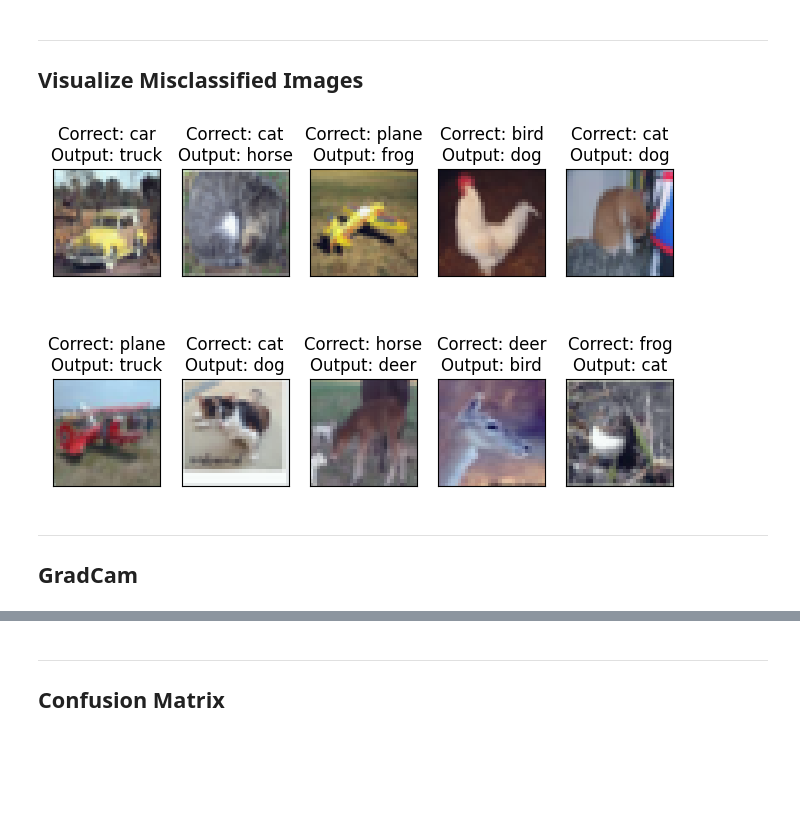
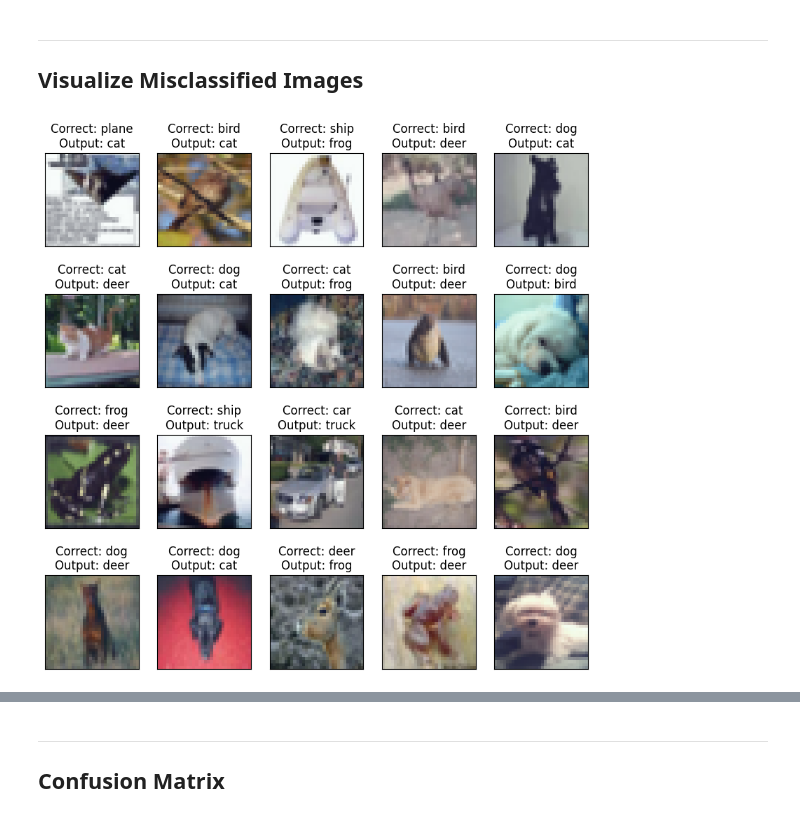
Before and after one commit to Shilpaj1994/ERA, a Jupyter notebook: Session11/S11.ipynb, the cells around one changed output, grey strips where cells are left out. Saved outputs shown, nothing was run; the diff lists cells and outputs as text; code cells hidden in the pictures; blank space fills up the shorter version.

```diff
--- a/Session11/S11.ipynb
+++ b/Session11/S11.ipynb
@@ -340,21 +340,17 @@ Text(0.5, 1.0, 'Training Learning Rate')
 # %%
 from utils import get_misclassified_data
 from visualize import display_cifar_misclassified_data
 
 # Denormalize the data using test mean and std deviation
 inv_normalize = transforms.Normalize(
     mean=[-0.50/0.23, -0.50/0.23, -0.50/0.23],
     std=[1/0.23, 1/0.23, 1/0.23]
 )
 
 # Get the misclassified data from test dataset
 misclassified_data = get_misclassified_data(model, device, test_loader)
 
 # Plot the misclassified data
-display_cifar_misclassified_data(misclassified_data, classes, inv_normalize, number_of_samples=10)
+display_cifar_misclassified_data(misclassified_data, classes, inv_normalize, number_of_samples=20)
 # %% [output]
-[figure, old version]
+[figure, new version]
-# %% [markdown]
----
-
-## GradCam
```
Also changed, not shown: parts of 17 cells of this notebook, 17 other files.
